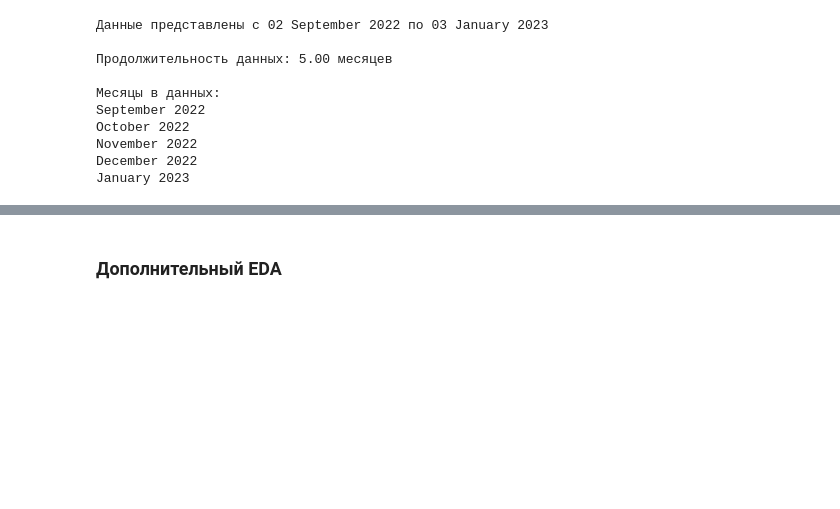
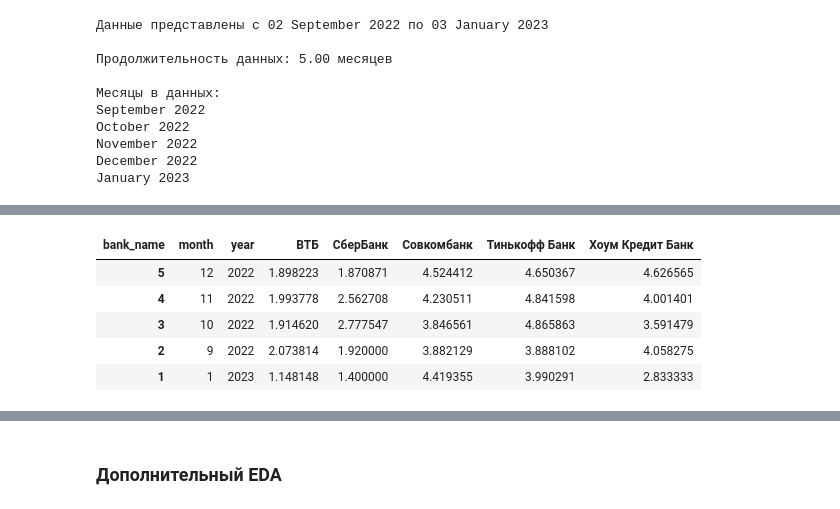
Before and after one commit to nikfilonenko/EDA_binary-text-classifier, a Jupyter notebook: src/notebooks/analysis_of_reviews_of_banks.ipynb, the cells around one changed output, grey strips where cells are left out. Cells and saved outputs as stored; diff of their text form; code cells hidden in the pictures; blank space fills up the shorter version.

```diff
--- a/src/notebooks/analysis_of_reviews_of_banks.ipynb
+++ b/src/notebooks/analysis_of_reviews_of_banks.ipynb
@@ -358,0 +374,13 @@ Name: bank_name, dtype: object
+# %%
+result_data = calculate_top_banks_avg_rating(data, top_banks)
+
+result_data.index += 1
+
+result_data
+# %% [output]
+| bank_name | month | year | ВТБ | СберБанк | Совкомбанк | Тинькофф Банк | Хоум Кредит Банк |
+| 5 | 12 | 2022 | 1.898223 | 1.870871 | 4.524412 | 4.650367 | 4.626565 |
+| 4 | 11 | 2022 | 1.993778 | 2.562708 | 4.230511 | 4.841598 | 4.001401 |
+| 3 | 10 | 2022 | 1.914620 | 2.777547 | 3.846561 | 4.865863 | 3.591479 |
+| 2 | 9 | 2022 | 2.073814 | 1.920000 | 3.882129 | 3.888102 | 4.058275 |
+| 1 | 1 | 2023 | 1.148148 | 1.400000 | 4.419355 | 3.990291 | 2.833333 |
```
Also changed, not shown: parts of 6 cells of this notebook.
